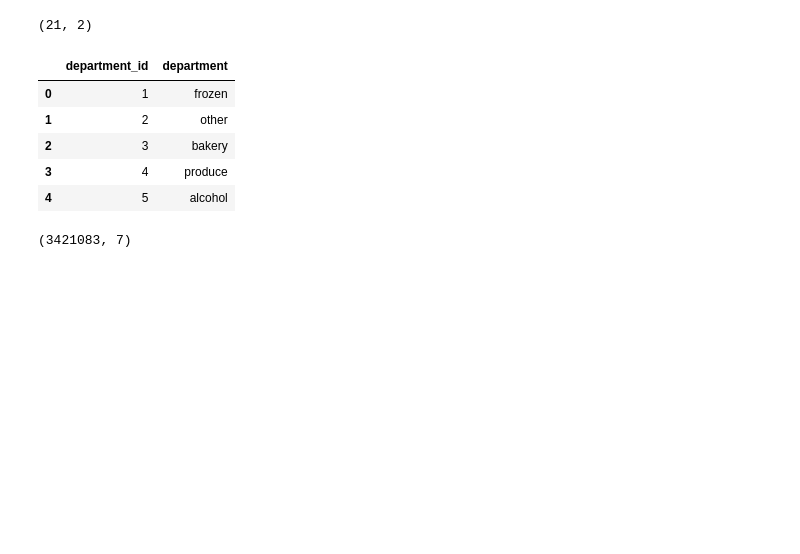
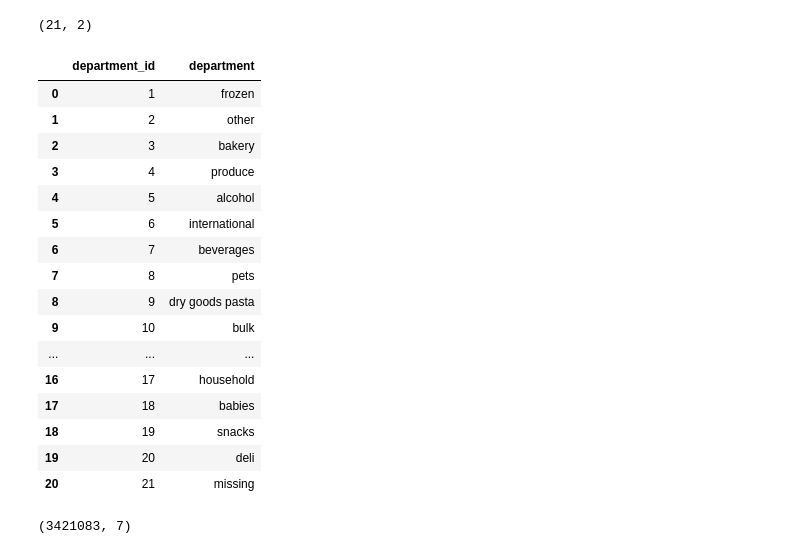
Before and after one commit to garylab/upgrad-final-thesis-code, a Jupyter notebook: main.ipynb, the cells around one changed output. Saved outputs shown, nothing was run; the diff lists cells and outputs as text; code cells hidden in the pictures; blank space fills up the shorter version.

```diff
--- a/main.ipynb
+++ b/main.ipynb
@@ -48,7 +48,7 @@ from imblearn.over_sampling import SMOTE
 
 Define file paths and load the required datasets. We assume all files are in the same directory as the notebook.
 # %%
-current_dir = os.getcwd()
+current_dir = os.path.join(os.getcwd(), 'dataset')
 files = {
     "aisles": os.path.join(current_dir, 'aisles.csv'),
     "departments": os.path.join(current_dir, 'departments.csv'),
@@ -87,14 +87,25 @@ departments_df.shape
 # %% [output]
 (21, 2)
 # %%
-departments_df.head()
+departments_df.head(22)
 # %% [output]
 |  | department_id | department |
 | 0 | 1 | frozen |
 | 1 | 2 | other |
 | 2 | 3 | bakery |
 | 3 | 4 | produce |
 | 4 | 5 | alcohol |
+| 5 | 6 | international |
+| 6 | 7 | beverages |
+| 7 | 8 | pets |
+| 8 | 9 | dry goods pasta |
+| 9 | 10 | bulk |
+| ... | ... | ... |
+| 16 | 17 | household |
+| 17 | 18 | babies |
+| 18 | 19 | snacks |
+| 19 | 20 | deli |
+| 20 | 21 | missing |
 # %%
 orders_df.shape
 # %% [output]
```
Also changed, not shown: parts of 3 cells of this notebook, 9 other files.
